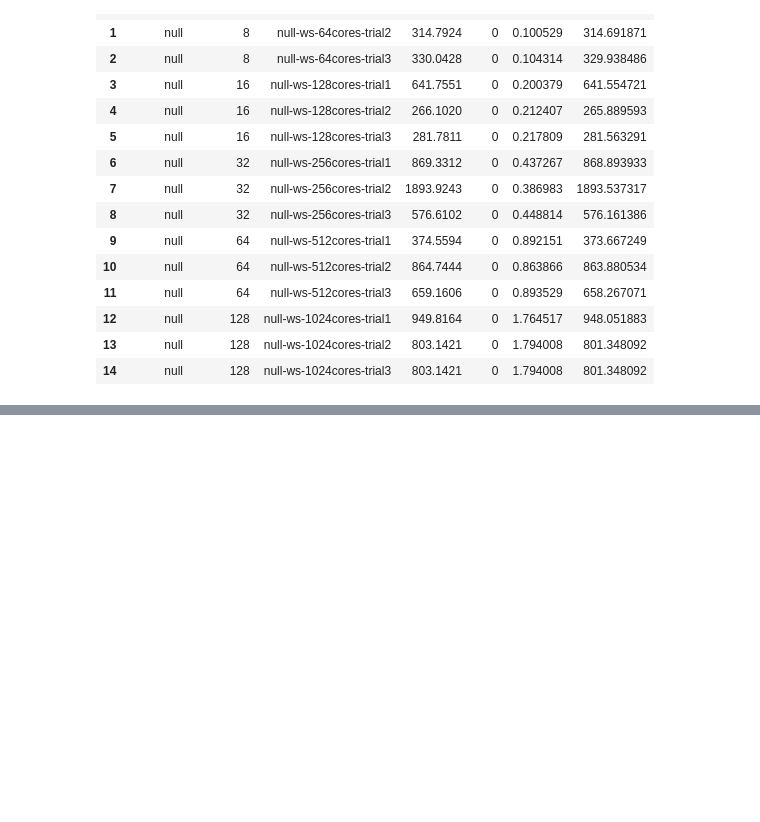
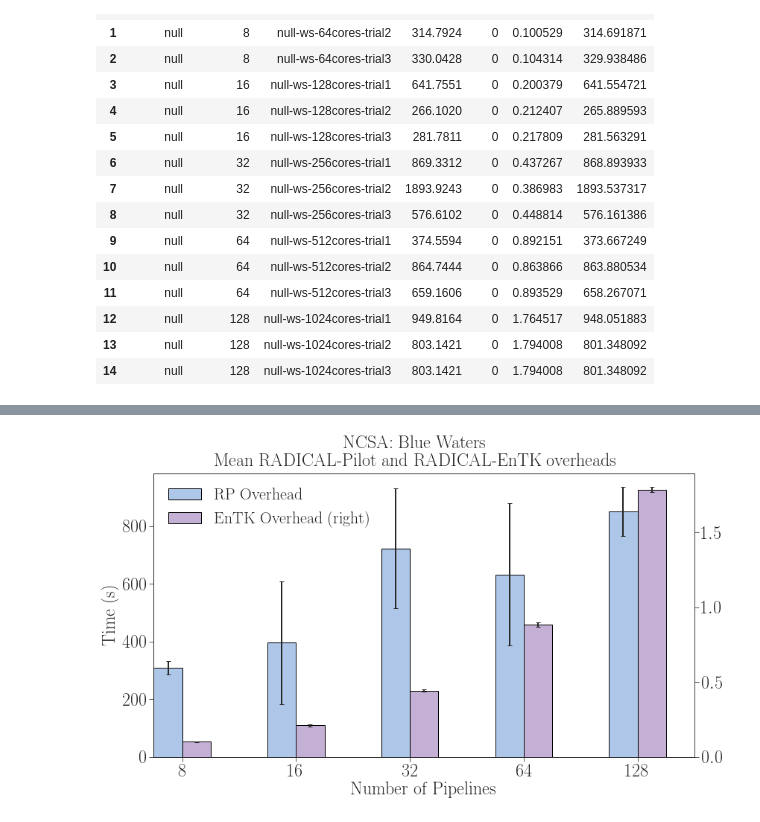
Before and after one commit to radical-experiments/htbac-experiments, a Jupyter notebook: plotter_paper.ipynb, the cells around one changed output, grey strips where cells are left out. Saved outputs shown, nothing was run; the diff lists cells and outputs as text; code cells hidden in the pictures; blank space fills up the shorter version.

Commit message:
Clean up and plot null workload

```diff
--- a/plotter_paper.ipynb
+++ b/plotter_paper.ipynb
@@ -197,3 +197,7 @@ display(df_workloads)
 | 12 | null | 128 | null-ws-1024cores-trial1 | 949.8164 | 0 | 1.764517 | 948.051883 |
 | 13 | null | 128 | null-ws-1024cores-trial2 | 803.1421 | 0 | 1.794008 | 801.348092 |
 | 14 | null | 128 | null-ws-1024cores-trial3 | 803.1421 | 0 | 1.794008 | 801.348092 |
+# %%
+# Drop ourlier at 32. Clearly off-scale, it probably measured
+# an execution error.
+df_workloads.drop(7, inplace=True)
@@ -199,0 +206,10 @@ display(df_workloads)
+# %%
+# Calculate mean and std for RP OverHead and EnTK OverHead
+# as a function of the number of pipelines
+overheads = df_workloads[
+    ['npipeline','RPO','EnTKO']].groupby(
+        ['npipeline']).aggregate(
+            {'RPO'  :['mean','std'],
+             'EnTKO':['mean','std']})
+
+display(overheads)
@@ -199,0 +225,44 @@ display(df_workloads)
+# %%
+fig = plt.figure(figsize=(13,7))
+ax = fig.add_subplot(111)
+
+title_head = 'NCSA: Blue Waters'
+title_desc = 'Mean RADICAL-Pilot and RADICAL-EnTK overheads'
+title = '%s\n%s' % (title_head, title_desc)
+fig.suptitle(title)
+
+# Plot means and std bars for the top 15 resources
+overheads['RPO'].reset_index().plot(
+    x='npipeline',
+    y='mean',
+    yerr='std',
+    position=1,
+    width=0.25,
+    color=tableau20[1],
+    ax=ax,
+    rot=0,
+    label='RP Overhead',
+    kind='bar')
+
+overheads['EnTKO'].reset_index().plot(
+    x='npipeline',
+    y='mean',
+    yerr='std',
+    secondary_y=True,
+    position=0,
+    width=0.25,
+    rot=0,
+    color=tableau20[9],
+    ax=ax,
+    label='EnTK Overhead',
+    kind='bar')
+
+
+ax.set_xlabel('Number of Pipelines')
+ax.set_ylabel('Time (s)')
+#ax.set_yscale('log', basex=2)
+#ax.set_ylim(0)
+
+plt.savefig('figures/null_workload_overheads.pdf', dpi=600, bbox_inches='tight')
+# %% [output]
+[figure, added]
```
Also changed, not shown: parts of 2 cells of this notebook.
